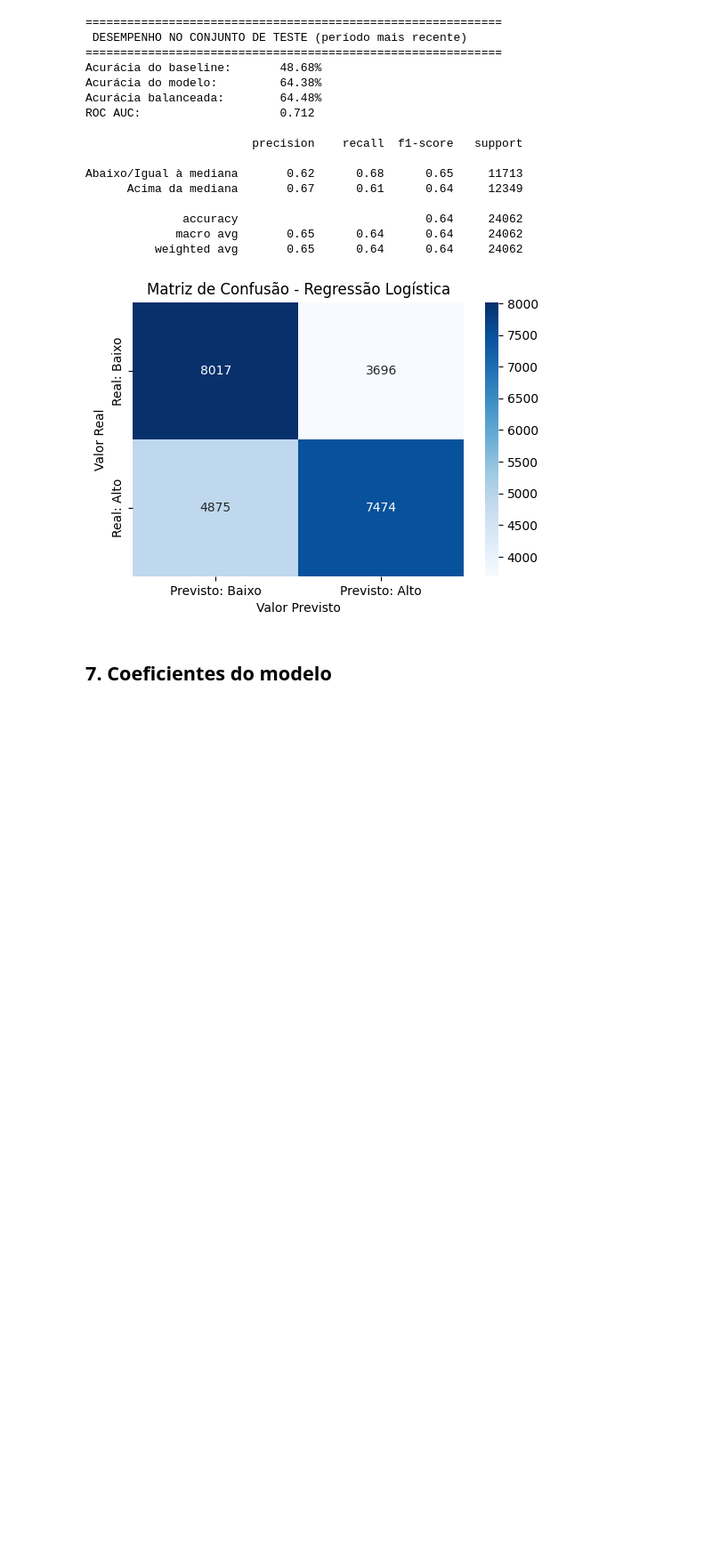
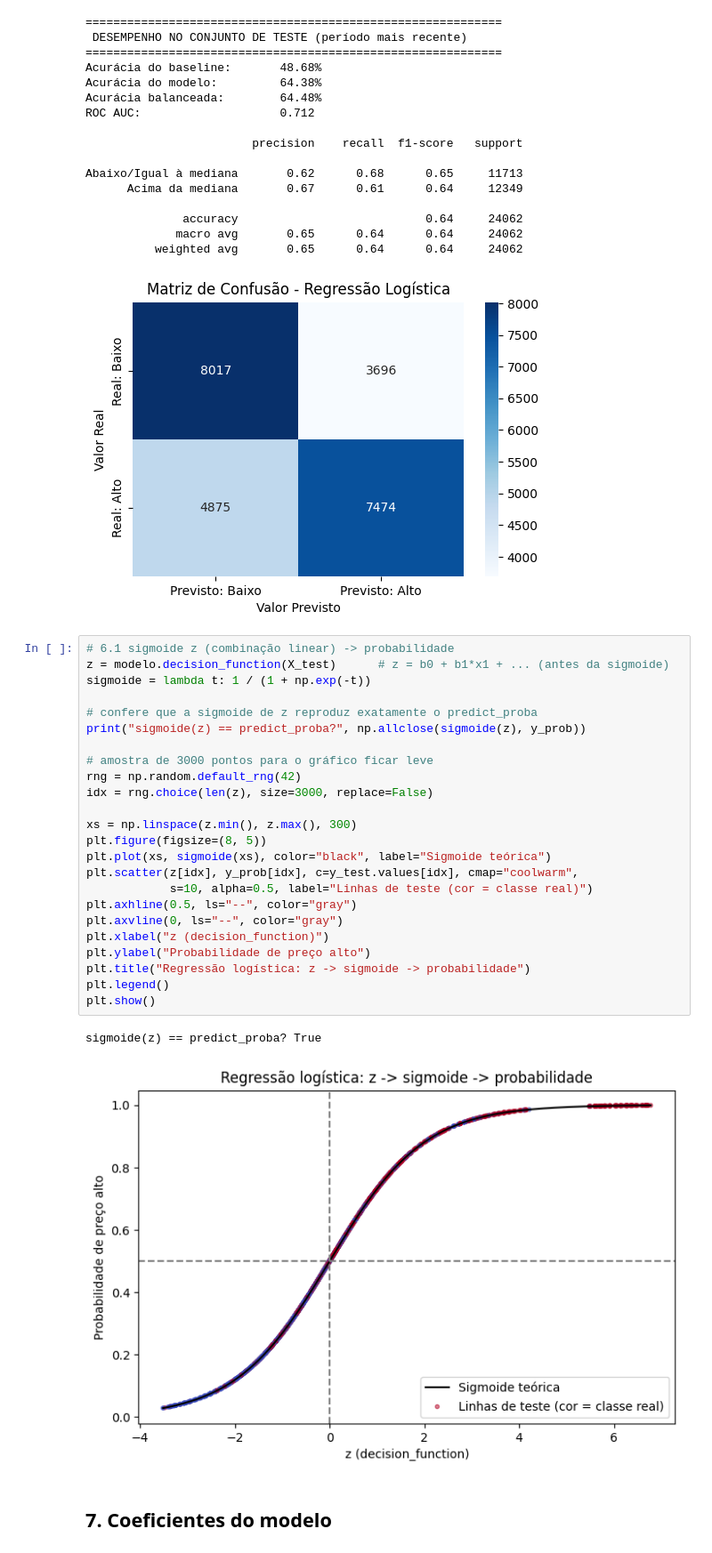
Before and after one commit to gmatheushq/IntCienciaDeDados, a Jupyter notebook: gas_brazil_logistica_versao2.ipynb, the cells around one changed output. Shown at 89% size. Cells and saved outputs as stored; diff of their text form; blank space fills up the shorter version.

```diff
--- a/gas_brazil_logistica_versao2.ipynb
+++ b/gas_brazil_logistica_versao2.ipynb
@@ -319,6 +319,33 @@ Abaixo/Igual à mediana       0.62      0.68      0.65     11713
              macro avg       0.65      0.64      0.64     24062
           weighted avg       0.65      0.64      0.64     24062
 [figure]
+# %%
+# 6.1 sigmoide z (combinação linear) -> probabilidade
+z = modelo.decision_function(X_test)      # z = b0 + b1*x1 + ... (antes da sigmoide)
+sigmoide = lambda t: 1 / (1 + np.exp(-t))
+
+# confere que a sigmoide de z reproduz exatamente o predict_proba
+print("sigmoide(z) == predict_proba?", np.allclose(sigmoide(z), y_prob))
+
+# amostra de 3000 pontos para o gráfico ficar leve
+rng = np.random.default_rng(42)
+idx = rng.choice(len(z), size=3000, replace=False)
+
+xs = np.linspace(z.min(), z.max(), 300)
+plt.figure(figsize=(8, 5))
+plt.plot(xs, sigmoide(xs), color="black", label="Sigmoide teórica")
+plt.scatter(z[idx], y_prob[idx], c=y_test.values[idx], cmap="coolwarm",
+            s=10, alpha=0.5, label="Linhas de teste (cor = classe real)")
+plt.axhline(0.5, ls="--", color="gray")
+plt.axvline(0, ls="--", color="gray")
+plt.xlabel("z (decision_function)")
+plt.ylabel("Probabilidade de preço alto")
+plt.title("Regressão logística: z -> sigmoide -> probabilidade")
+plt.legend()
+plt.show()
+# %% [output]
+sigmoide(z) == predict_proba? True
+[figure, added]
 # %% [markdown]
 ## 7. Coeficientes do modelo
 # %%
```
Also changed, not shown: parts of 2 cells of this notebook.
